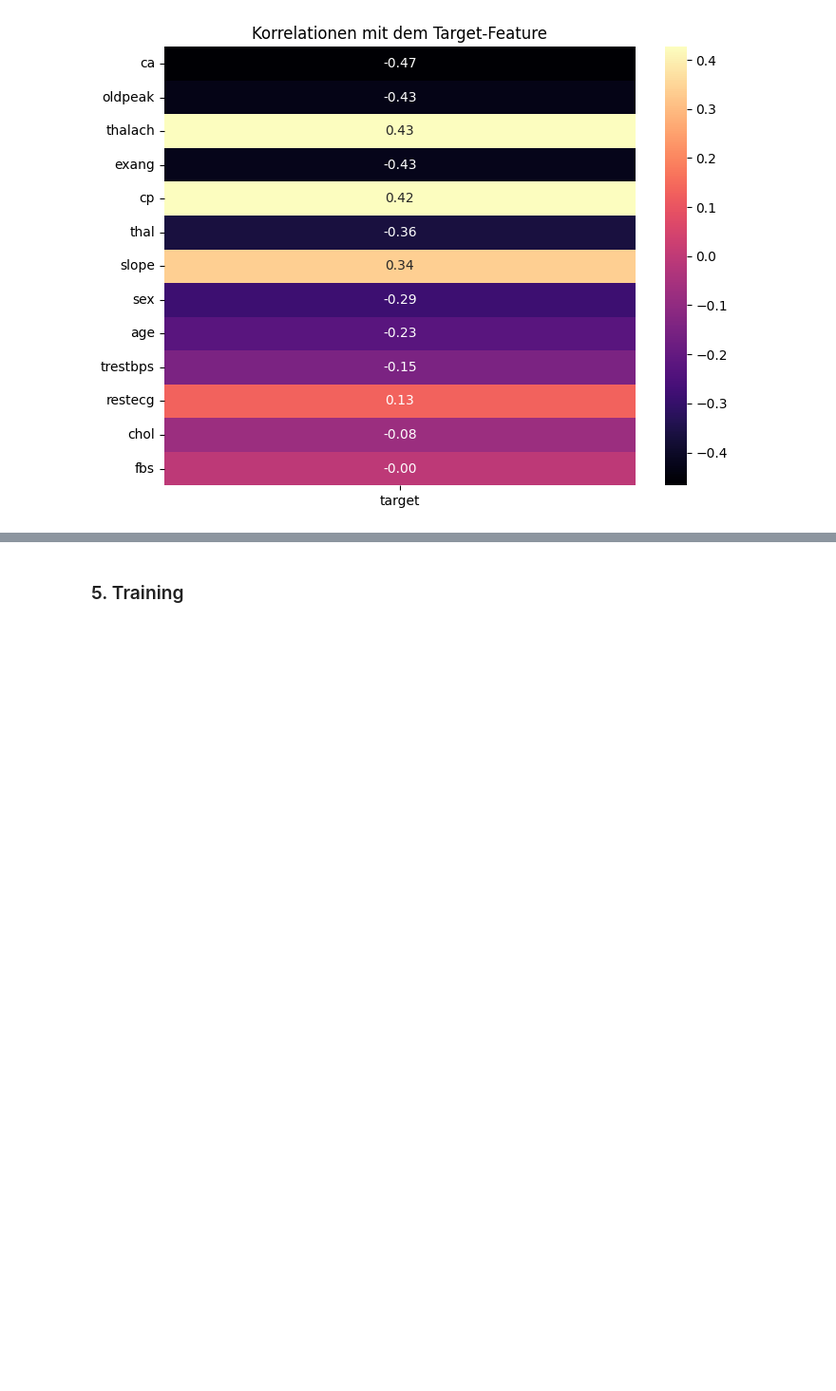
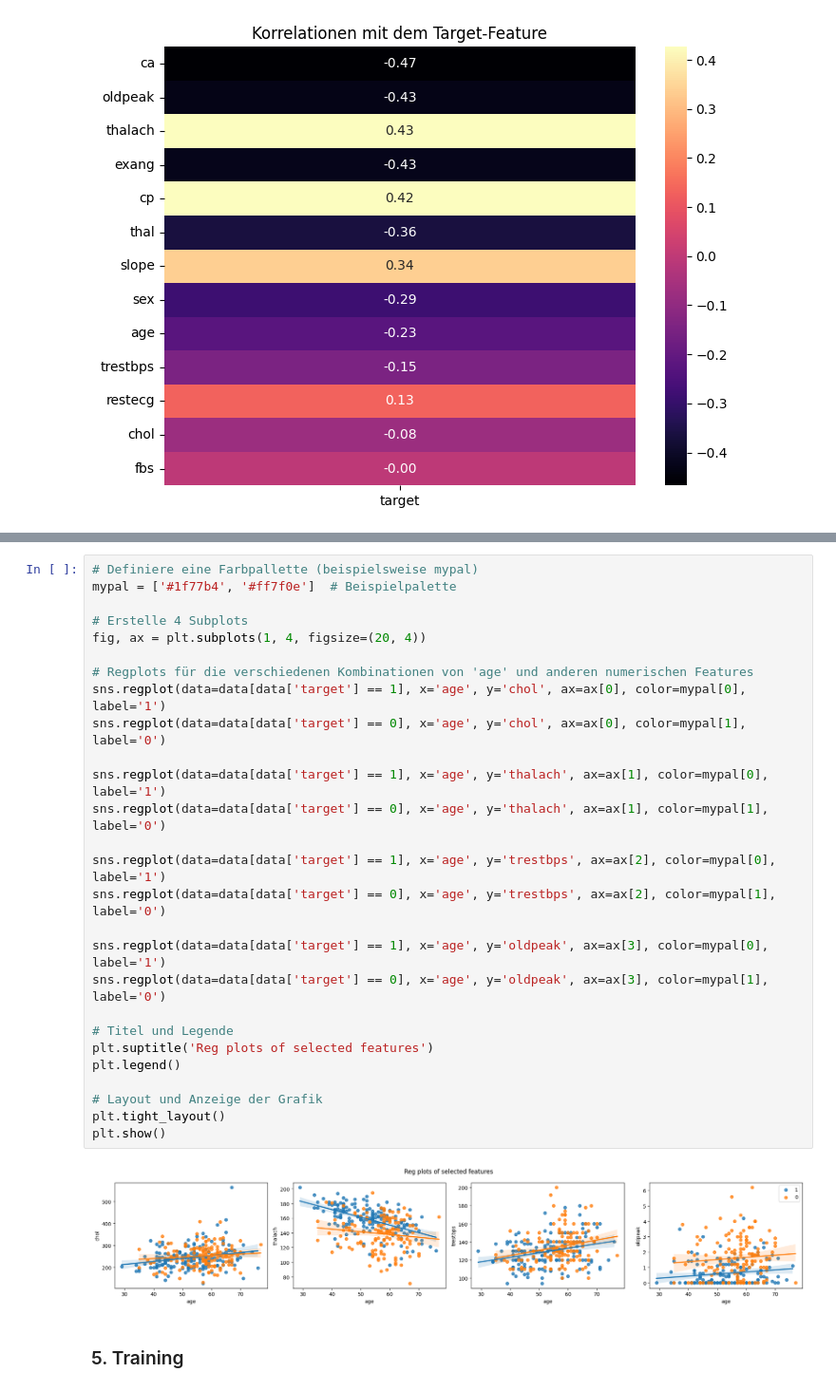
Before and after one commit to xbyjoex/MINTEC, a Jupyter notebook: Heart_Disease.ipynb, the cells around one changed output, grey strips where cells are left out. Shown at 95% size. Saved outputs shown, nothing was run; the diff lists cells and outputs as text; blank space fills up the shorter version.

```diff
--- a/Heart_Disease.ipynb
+++ b/Heart_Disease.ipynb
@@ -330,3 +351,32 @@ plt.show()
+# %%
+# Definiere eine Farbpallette (beispielsweise mypal)
+mypal = ['#1f77b4', '#ff7f0e']  # Beispielpalette
+
+# Erstelle 4 Subplots
+fig, ax = plt.subplots(1, 4, figsize=(20, 4))
+
+# Regplots für die verschiedenen Kombinationen von 'age' und anderen numerischen Features
+sns.regplot(data=data[data['target'] == 1], x='age', y='chol', ax=ax[0], color=mypal[0], label='1')
+sns.regplot(data=data[data['target'] == 0], x='age', y='chol', ax=ax[0], color=mypal[1], label='0')
+
+sns.regplot(data=data[data['target'] == 1], x='age', y='thalach', ax=ax[1], color=mypal[0], label='1')
+sns.regplot(data=data[data['target'] == 0], x='age', y='thalach', ax=ax[1], color=mypal[1], label='0')
+
+sns.regplot(data=data[data['target'] == 1], x='age', y='trestbps', ax=ax[2], color=mypal[0], label='1')
+sns.regplot(data=data[data['target'] == 0], x='age', y='trestbps', ax=ax[2], color=mypal[1], label='0')
+
+sns.regplot(data=data[data['target'] == 1], x='age', y='oldpeak', ax=ax[3], color=mypal[0], label='1')
+sns.regplot(data=data[data['target'] == 0], x='age', y='oldpeak', ax=ax[3], color=mypal[1], label='0')
+
+# Titel und Legende
+plt.suptitle('Reg plots of selected features')
+plt.legend()
+
+# Layout und Anzeige der Grafik
+plt.tight_layout()
+plt.show()
+# %% [output]
+[figure, added]
 # %% [markdown]
 ### 5. Training
 # %%
```
Also changed, not shown: parts of 1 cell of this notebook.
